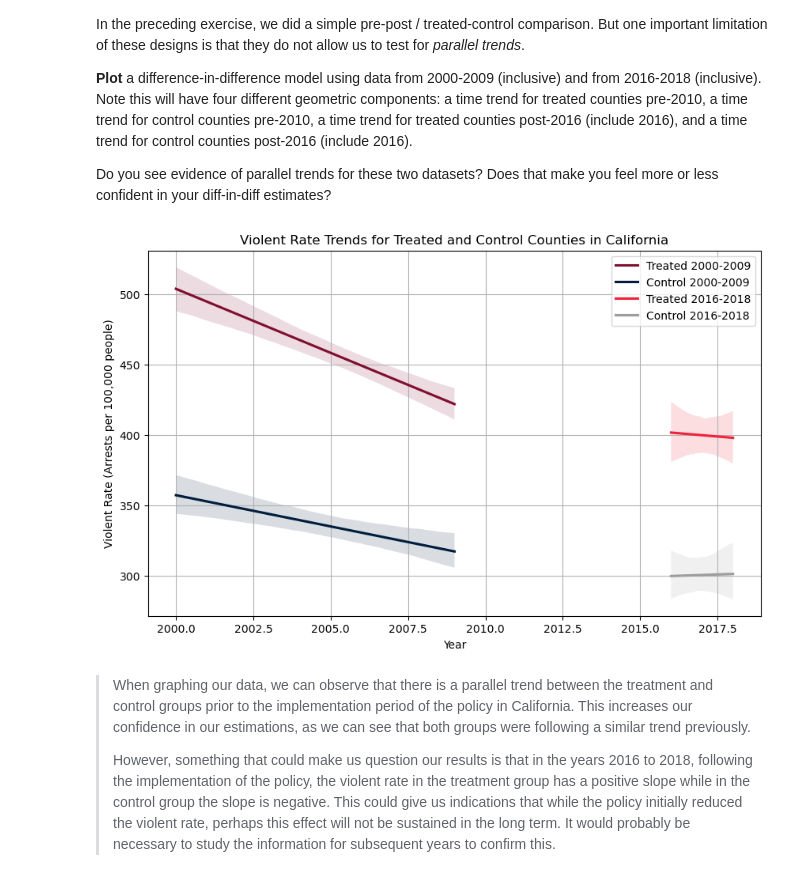
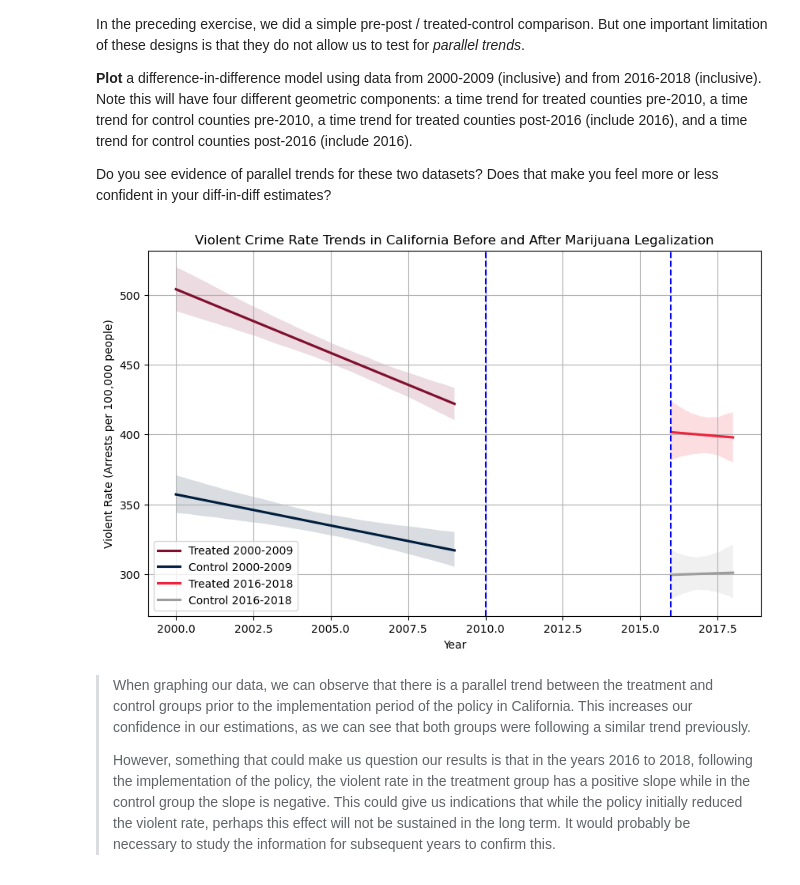
Before and after one commit to BarbaraPFloresRios/IDS701_UnifyingDataScience_CausalInference, a Jupyter notebook: 20240419_ExerciseDiffindiff/exercise_diffindiff.ipynb, the cells around one changed output. Cells and saved outputs as stored; diff of their text form; code cells hidden in the pictures.

```diff
--- a/20240419_ExerciseDiffindiff/exercise_diffindiff.ipynb
+++ b/20240419_ExerciseDiffindiff/exercise_diffindiff.ipynb
@@ -97,8 +97,7 @@ arrest_data_07_09["avg_county_drug_arrest_rate_07_09"] = arrest_data_07_09.group
     "COUNTY"
 )[["drug_arrest_rate"]].transform("mean")
 
-arrest_data_07_09 = arrest_data_07_09[[
-    "COUNTY", "avg_county_drug_arrest_rate_07_09"]]
+arrest_data_07_09 = arrest_data_07_09[["COUNTY", "avg_county_drug_arrest_rate_07_09"]]
 
 arrest_data = arrest_data.merge(arrest_data_07_09, how="left", on="COUNTY")
 arrest_data
@@ -336,35 +336,39 @@ sns.regplot(
     scatter=False,
     label="Control 2000-2009",
     color="#001d3d",
 )
 
 sns.regplot(
     x="YEAR",
     y="violent_rate",
     data=treated_data_2016_2018,
     scatter=False,
     label="Treated 2016-2018",
     color="#ef233c",
 )
 sns.regplot(
     x="YEAR",
     y="violent_rate",
     data=control_data_2016_2018,
     scatter=False,
     label="Control 2016-2018",
     color="#9D9D9D",
 )
+plt.axvline(x=2010, color="blue", linestyle="--")
+plt.axvline(x=2016, color="blue", linestyle="--")
 
 plt.xlabel("Year")
 plt.ylabel("Violent Rate (Arrests per 100,000 people)")
-plt.title("Violent Rate Trends for Treated and Control Counties in California")
+plt.title(
+    "Violent Crime Rate Trends in California Before and After Marijuana Legalization"
+)
 
 plt.legend()
 
 plt.grid(True)
 plt.show()
 # %% [output]
-[figure, old version]
+[figure, new version]
 # %% [markdown]
 > When graphing our data, we can observe that there is a parallel trend between the treatment and control groups prior to the implementation period of the policy in California. This increases our confidence in our estimations, as we can see that both groups were following a similar trend previously.
 >
```
Also changed, not shown: parts of 2 cells of this notebook.
